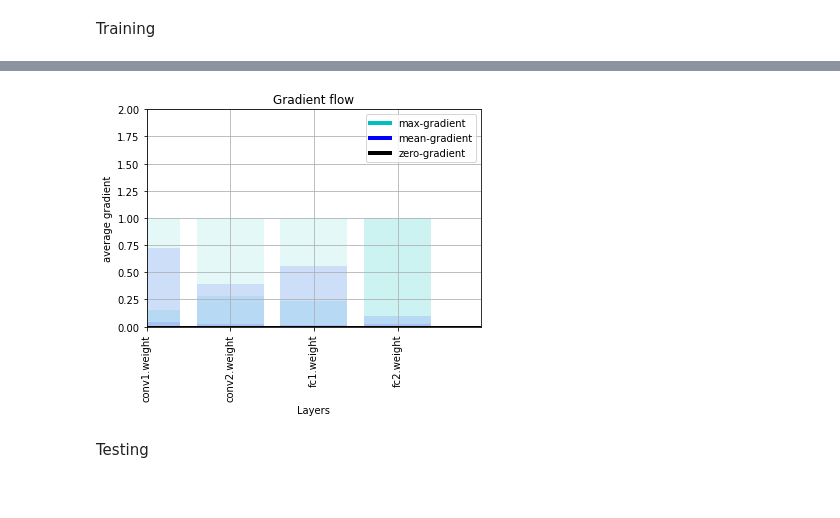
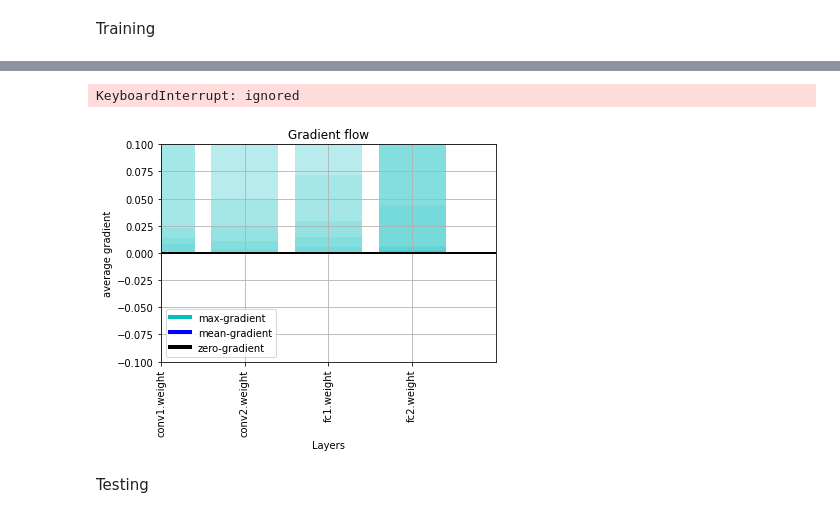
Before and after one commit to ldsec/slytHErin, a Jupyter notebook: training/crypto_nets.ipynb, the cells around one changed output, grey strips where cells are left out. Drawn from its saved outputs; the diff is of its cells as text; code cells hidden in the pictures.

Commit message:
tried fixing vanishing grad with weight init

```diff
--- a/training/crypto_nets.ipynb
+++ b/training/crypto_nets.ipynb
@@ -34,11 +36,11 @@ def plot_grad_flow(named_parameters):
             ave_grads.append(p.grad.abs().mean())
             max_grads.append(p.grad.abs().max())
     plt.bar(np.arange(len(max_grads)), max_grads, alpha=0.1, lw=1, color="c")
-    plt.bar(np.arange(len(max_grads)), ave_grads, alpha=0.1, lw=1, color="b")
+    #plt.bar(np.arange(len(max_grads)), ave_grads, alpha=0.1, lw=1, color="b")
     plt.hlines(0, 0, len(ave_grads)+1, lw=2, color="k" )
     plt.xticks(range(0,len(ave_grads), 1), layers, rotation="vertical")
     plt.xlim(left=0, right=len(ave_grads))
-    plt.ylim(bottom = -0.001, top=2) # zoom in on the lower gradient regions
+    plt.ylim(bottom = -0.1, top=0.1) # zoom in on the lower gradient regions
     plt.xlabel("Layers")
     plt.ylabel("average gradient")
     plt.title("Gradient flow")
@@ -46,6 +48,8 @@ def plot_grad_flow(named_parameters):
     plt.legend([Line2D([0], [0], color="c", lw=4),
                 Line2D([0], [0], color="b", lw=4),
                 Line2D([0], [0], color="k", lw=4)], ['max-gradient', 'mean-gradient', 'zero-gradient'])
+    #print(layers)
+    #print(ave_grads)
 # %%
 ## DUMMY MODEL
 class CNN(nn.Module):
@@ -127,8 +141,8 @@ class DataHandler():
       train_ds = MNIST("data/", train=True, download=True, transform=transform)
       test_ds = MNIST("data/", train=False, download=True)
 
-      self.train_dl = DataLoader(train_ds, batch_size = 128, shuffle=True, drop_last=True)
-      self.test_dl = DataLoader(test_ds, batch_size = 128, shuffle=True, drop_last=True)
+      self.train_dl = DataLoader(train_ds, batch_size = 256, shuffle=True, drop_last=True)
+      self.test_dl = DataLoader(test_ds, batch_size = 256, shuffle=True, drop_last=True)
 # %% [markdown]
 Training
 # %%
@@ -138,26 +152,30 @@ torch.autograd.set_detect_anomaly(True)
 device = torch.device('cuda' if torch.cuda.is_available() else 'cpu')
 
 model = CryptoNet()
+model.weights_init()
 #model = CNN()
 
 def grad_clipping(model):
   for p in model.parameters():
-      print(p)
-      p.register_hook(lambda grad: torch.clamp(grad, -1.0, 1.0))
+    p.register_hook(lambda grad: print(grad))
+    p.register_hook(lambda grad: torch.clamp(grad, 0, 1.0))
 
-grad_clipping(model)
+    p.register_hook(lambda grad: print(f"{p} -> {grad}"))
+
+
+#grad_clipping(model)
 model = model.to(device=device)
 dataHandler = DataHandler("MNIST")
 
-learning_rate = 0.01
+learning_rate = 0.001
 momentum = 0.9
-num_epochs = 5
+num_epochs = 1
 total_step = len(dataHandler.train_dl)
 criterion = nn.CrossEntropyLoss()
 optimizer = optim.Adam(model.parameters(), lr=learning_rate)
 
+model.train()
 for epoch in range(num_epochs):
-  model.train()
   for i, (data, labels) in enumerate(dataHandler.train_dl):
     data = data.to(device=device)
     labels = labels.to(device=device)
@@ -198,3 +199,4 @@ Epoch [5/5], Step [400/468], Loss: 2.4105
+KeyboardInterrupt: ignored
-[figure, old version]
+[figure, new version]
 # %% [markdown]
 Testing
```
Also changed, not shown: parts of 4 cells of this notebook.
